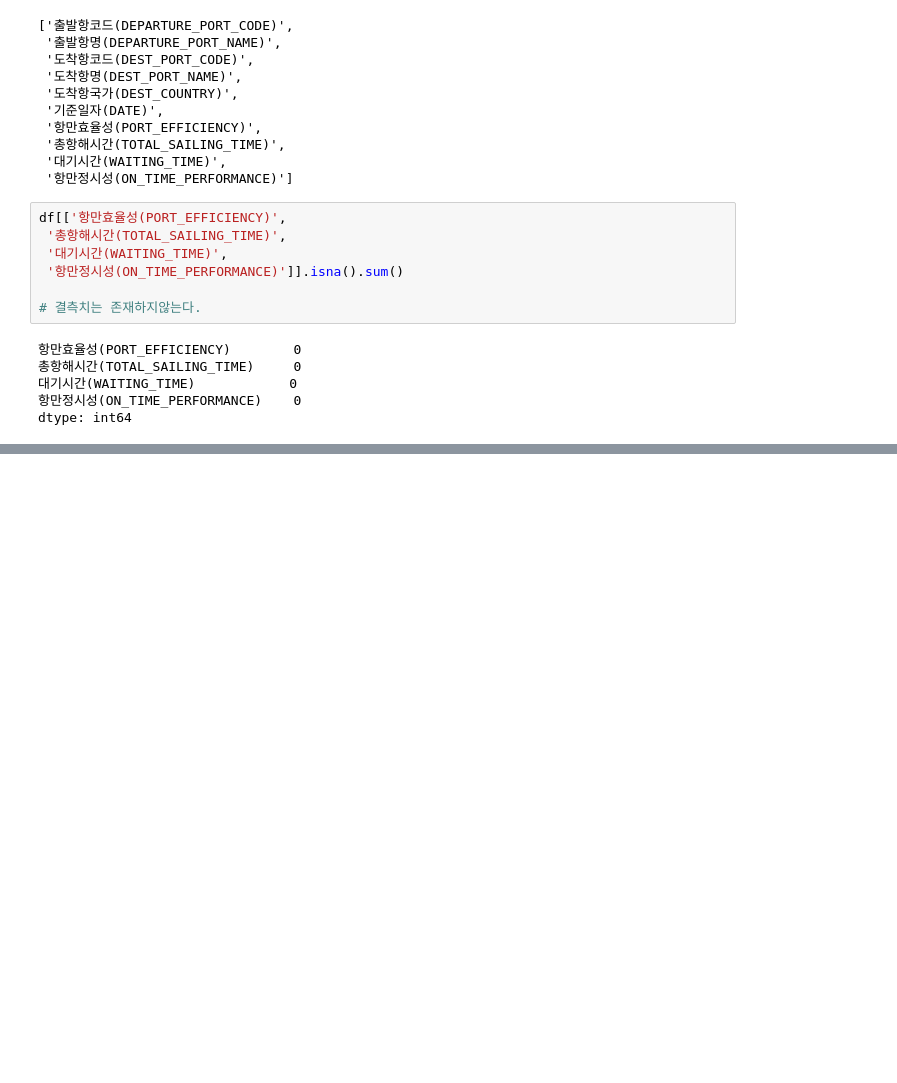
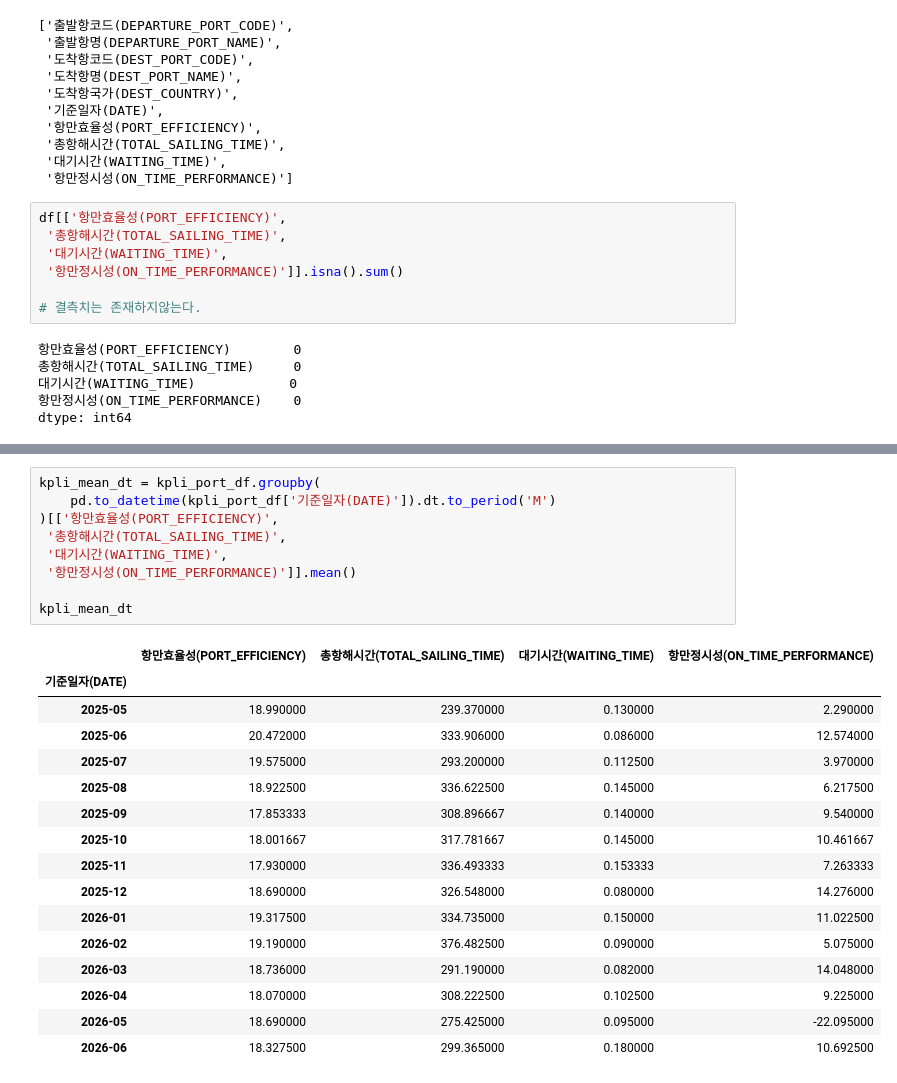
Before and after one commit to donghwa93/proj_session_2_tp3, a Jupyter notebook: analysis/analysis_kdh.ipynb, the cells around one changed output, grey strips where cells are left out. Cells and saved outputs as stored; diff of their text form; blank space fills up the shorter version.

```diff
--- a/analysis/analysis_kdh.ipynb
+++ b/analysis/analysis_kdh.ipynb
@@ -120,0 +132,26 @@ dest_port_df[
+# %%
+kpli_mean_dt = kpli_port_df.groupby(
+    pd.to_datetime(kpli_port_df['기준일자(DATE)']).dt.to_period('M')
+)[['항만효율성(PORT_EFFICIENCY)',
+ '총항해시간(TOTAL_SAILING_TIME)',
+ '대기시간(WAITING_TIME)',
+ '항만정시성(ON_TIME_PERFORMANCE)']].mean()
+
+kpli_mean_dt
+# %% [output]
+|  | 항만효율성(PORT_EFFICIENCY) | 총항해시간(TOTAL_SAILING_TIME) | 대기시간(WAITING_TIME) | 항만정시성(ON_TIME_PERFORMANCE) |
+| 기준일자(DATE) |  |  |  |  |
+| 2025-05 | 18.990000 | 239.370000 | 0.130000 | 2.290000 |
+| 2025-06 | 20.472000 | 333.906000 | 0.086000 | 12.574000 |
+| 2025-07 | 19.575000 | 293.200000 | 0.112500 | 3.970000 |
+| 2025-08 | 18.922500 | 336.622500 | 0.145000 | 6.217500 |
+| 2025-09 | 17.853333 | 308.896667 | 0.140000 | 9.540000 |
+| 2025-10 | 18.001667 | 317.781667 | 0.145000 | 10.461667 |
+| 2025-11 | 17.930000 | 336.493333 | 0.153333 | 7.263333 |
+| 2025-12 | 18.690000 | 326.548000 | 0.080000 | 14.276000 |
+| 2026-01 | 19.317500 | 334.735000 | 0.150000 | 11.022500 |
+| 2026-02 | 19.190000 | 376.482500 | 0.090000 | 5.075000 |
+| 2026-03 | 18.736000 | 291.190000 | 0.082000 | 14.048000 |
+| 2026-04 | 18.070000 | 308.222500 | 0.102500 | 9.225000 |
+| 2026-05 | 18.690000 | 275.425000 | 0.095000 | -22.095000 |
+| 2026-06 | 18.327500 | 299.365000 | 0.180000 | 10.692500 |
```
Also changed, not shown: parts of 13 cells of this notebook, 1 other file.
